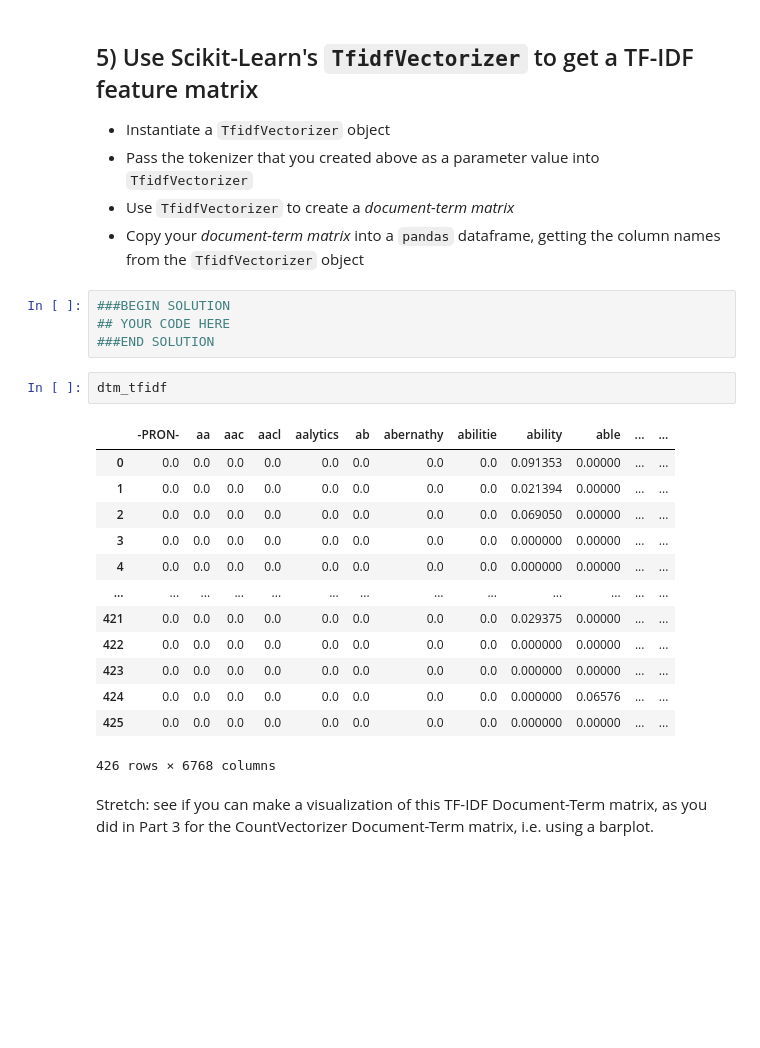
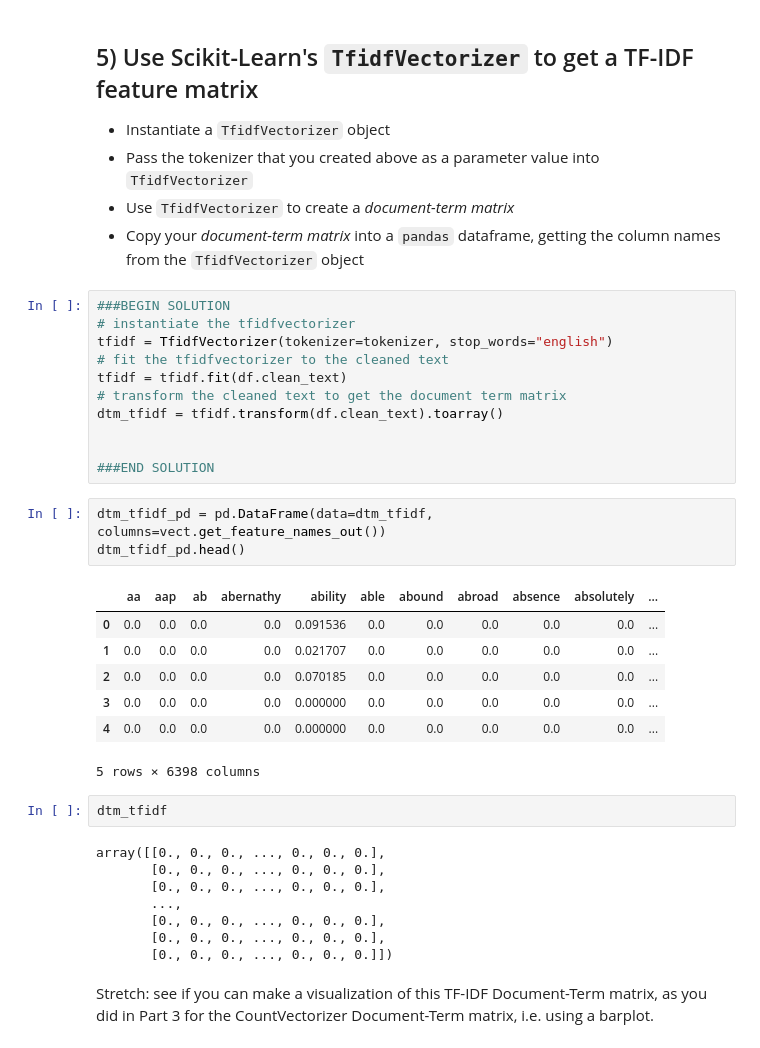
Before and after one commit to Vasanta2002/sprint_13, a Jupyter notebook: DS_412_Vector_Representations_Assignment.ipynb, the cells around one changed output. Cells and saved outputs as stored; diff of their text form; blank space fills up the shorter version.

```diff
--- a/DS_412_Vector_Representations_Assignment.ipynb
+++ b/DS_412_Vector_Representations_Assignment.ipynb
@@ -260,26 +260,38 @@ sorted_terms[:top_n].plot(kind='bar', figsize=(20,8), grid=True, fontsize=14);
 - Pass the tokenizer that you created above as a parameter value into `TfidfVectorizer`
 - Use `TfidfVectorizer` to create a *document-term matrix*
 - Copy your *document-term matrix* into a `pandas` dataframe, getting the column names from the `TfidfVectorizer` object
-# %%
-###BEGIN SOLUTION
-## YOUR CODE HERE
-###END SOLUTION
+# %%
+###BEGIN SOLUTION
+# instantiate the tfidfvectorizer
+tfidf = TfidfVectorizer(tokenizer=tokenizer, stop_words="english")
+# fit the tfidfvectorizer to the cleaned text
+tfidf = tfidf.fit(df.clean_text)
+# transform the cleaned text to get the document term matrix
+dtm_tfidf = tfidf.transform(df.clean_text).toarray()
+
+
+###END SOLUTION
+# %%
+dtm_tfidf_pd = pd.DataFrame(data=dtm_tfidf, columns=vect.get_feature_names_out())
+dtm_tfidf_pd.head()
+# %% [output]
+|  | aa | aap | ab | abernathy | ability | able | abound | abroad | absence | absolutely | ... |
+| 0 | 0.0 | 0.0 | 0.0 | 0.0 | 0.091536 | 0.0 | 0.0 | 0.0 | 0.0 | 0.0 | ... |
+| 1 | 0.0 | 0.0 | 0.0 | 0.0 | 0.021707 | 0.0 | 0.0 | 0.0 | 0.0 | 0.0 | ... |
+| 2 | 0.0 | 0.0 | 0.0 | 0.0 | 0.070185 | 0.0 | 0.0 | 0.0 | 0.0 | 0.0 | ... |
+| 3 | 0.0 | 0.0 | 0.0 | 0.0 | 0.000000 | 0.0 | 0.0 | 0.0 | 0.0 | 0.0 | ... |
+| 4 | 0.0 | 0.0 | 0.0 | 0.0 | 0.000000 | 0.0 | 0.0 | 0.0 | 0.0 | 0.0 | ... |
+5 rows × 6398 columns
 # %%
 dtm_tfidf
 # %% [output]
-|  | -PRON- | aa | aac | aacl | aalytics | ab | abernathy | abilitie | ability | able | ... | ... |
-| 0 | 0.0 | 0.0 | 0.0 | 0.0 | 0.0 | 0.0 | 0.0 | 0.0 | 0.091353 | 0.00000 | ... | ... |
-| 1 | 0.0 | 0.0 | 0.0 | 0.0 | 0.0 | 0.0 | 0.0 | 0.0 | 0.021394 | 0.00000 | ... | ... |
-| 2 | 0.0 | 0.0 | 0.0 | 0.0 | 0.0 | 0.0 | 0.0 | 0.0 | 0.069050 | 0.00000 | ... | ... |
-| 3 | 0.0 | 0.0 | 0.0 | 0.0 | 0.0 | 0.0 | 0.0 | 0.0 | 0.000000 | 0.00000 | ... | ... |
-| 4 | 0.0 | 0.0 | 0.0 | 0.0 | 0.0 | 0.0 | 0.0 | 0.0 | 0.000000 | 0.00000 | ... | ... |
-| ... | ... | ... | ... | ... | ... | ... | ... | ... | ... | ... | ... | ... |
-| 421 | 0.0 | 0.0 | 0.0 | 0.0 | 0.0 | 0.0 | 0.0 | 0.0 | 0.029375 | 0.00000 | ... | ... |
-| 422 | 0.0 | 0.0 | 0.0 | 0.0 | 0.0 | 0.0 | 0.0 | 0.0 | 0.000000 | 0.00000 | ... | ... |
-| 423 | 0.0 | 0.0 | 0.0 | 0.0 | 0.0 | 0.0 | 0.0 | 0.0 | 0.000000 | 0.00000 | ... | ... |
-| 424 | 0.0 | 0.0 | 0.0 | 0.0 | 0.0 | 0.0 | 0.0 | 0.0 | 0.000000 | 0.06576 | ... | ... |
-| 425 | 0.0 | 0.0 | 0.0 | 0.0 | 0.0 | 0.0 | 0.0 | 0.0 | 0.000000 | 0.00000 | ... | ... |
-426 rows × 6768 columns
+array([[0., 0., 0., ..., 0., 0., 0.],
+       [0., 0., 0., ..., 0., 0., 0.],
+       [0., 0., 0., ..., 0., 0., 0.],
+       ...,
+       [0., 0., 0., ..., 0., 0., 0.],
+       [0., 0., 0., ..., 0., 0., 0.],
+       [0., 0., 0., ..., 0., 0., 0.]])
 # %% [markdown]
 Stretch: see if you can make a visualization of this TF-IDF Document-Term  matrix, as you did in Part 3 for the CountVectorizer Document-Term matrix, i.e. using a barplot.
 # %% [markdown]
```
Also changed, not shown: parts of 8 cells of this notebook.
